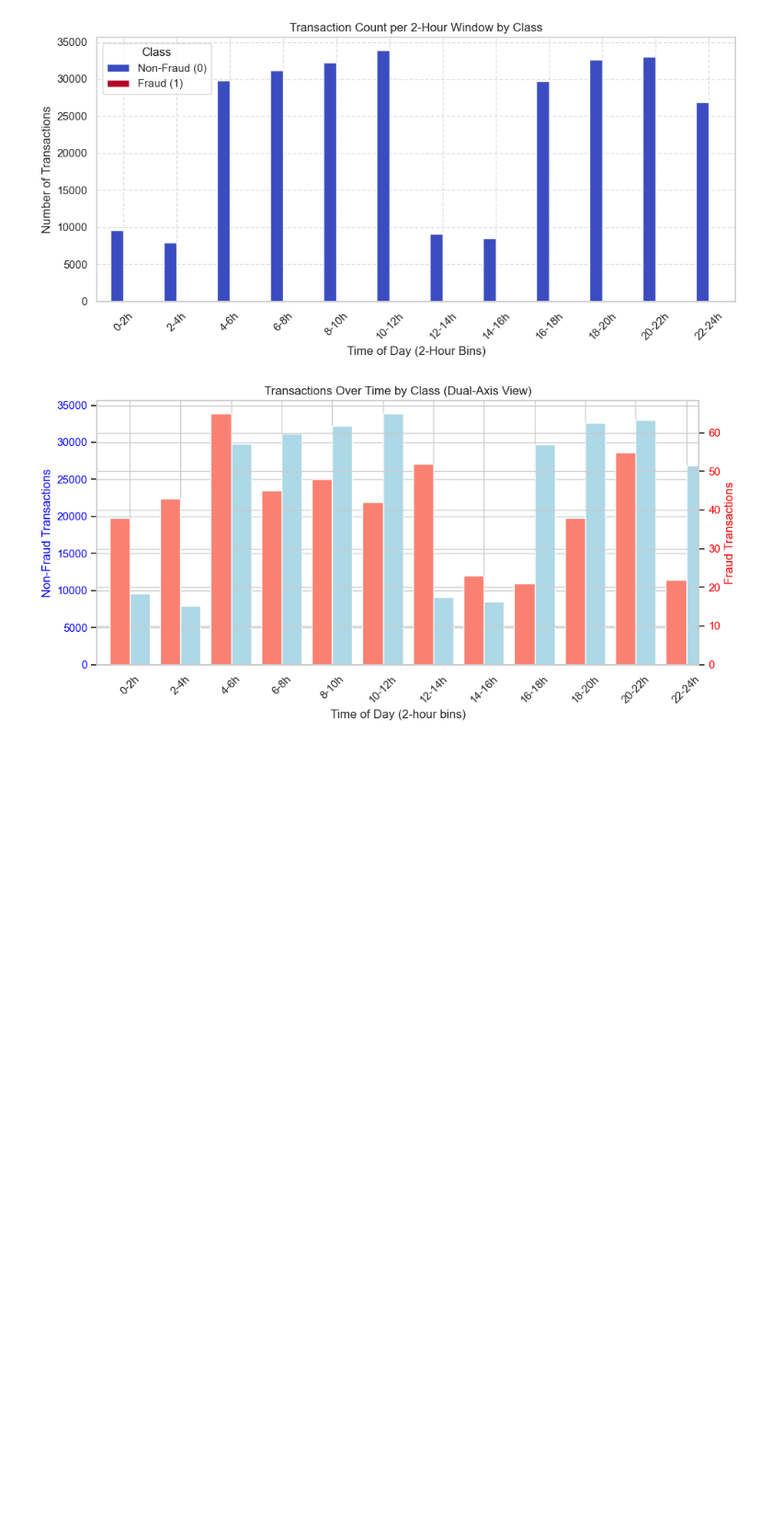
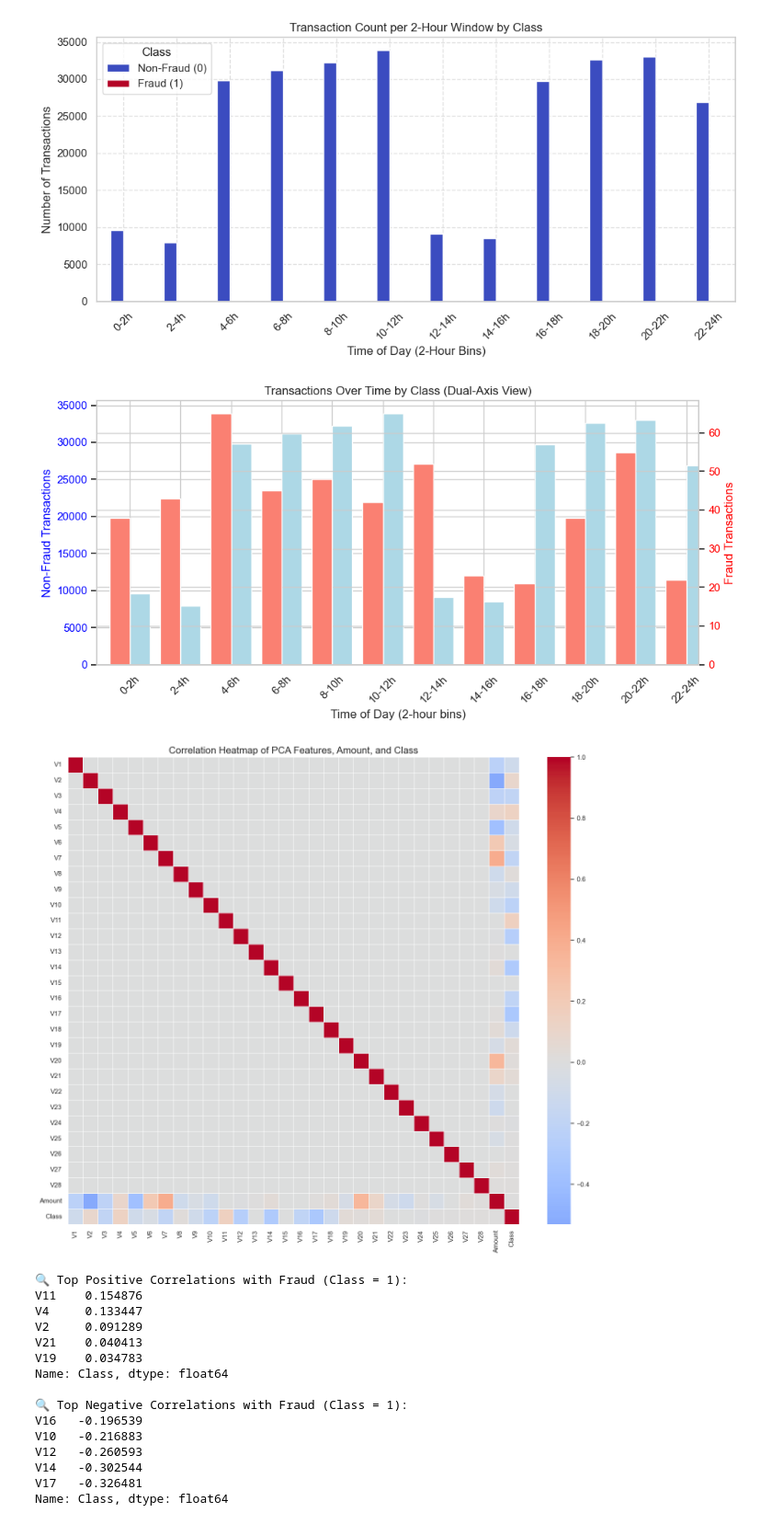
Before and after one commit to vijaivimu/Credit-Card-Fraud-Detection, a Jupyter notebook: EDA.ipynb, the cells around one changed output. Shown: that part at 92% size. Drawn from its saved outputs; the diff is of its cells as text; code cells hidden in the pictures; blank space fills up the shorter version.

Commit message:
correlation chart

```diff
--- a/EDA.ipynb
+++ b/EDA.ipynb
@@ -365,3 +365,46 @@ fig.tight_layout()
 plt.show()
 # %% [output]
 [figure]
+# %%
+import pandas as pd
+import matplotlib.pyplot as plt
+import seaborn as sns
+
+# Load the dataset
+df = pd.read_csv("creditcard.csv")
+
+# Select only V1–V28, Amount, and Class for correlation
+corr_features = [f'V{i}' for i in range(1, 29)] + ['Amount', 'Class']
+corr_matrix = df[corr_features].corr()
+
+# Plot the heatmap
+plt.figure(figsize=(14, 12))
+sns.heatmap(corr_matrix, cmap='coolwarm', annot=False, fmt=".2f", linewidths=0.5, center=0)
+plt.title("Correlation Heatmap of PCA Features, Amount, and Class", fontsize=16)
+plt.tight_layout()
+plt.show()
+
+# Optional: Print top correlations with Class
+top_corr = corr_matrix['Class'].drop('Class').sort_values(ascending=False)
+print("🔍 Top Positive Correlations with Fraud (Class = 1):")
+print(top_corr.head(5))
+
+print("\n🔍 Top Negative Correlations with Fraud (Class = 1):")
+print(top_corr.tail(5))
+# %% [output]
+[figure, added]
+🔍 Top Positive Correlations with Fraud (Class = 1):
+V11    0.154876
+V4     0.133447
+V2     0.091289
+V21    0.040413
+V19    0.034783
+Name: Class, dtype: float64
+
+🔍 Top Negative Correlations with Fraud (Class = 1):
+V16   -0.196539
+V10   -0.216883
+V12   -0.260593
+V14   -0.302544
+V17   -0.326481
+Name: Class, dtype: float64
```
